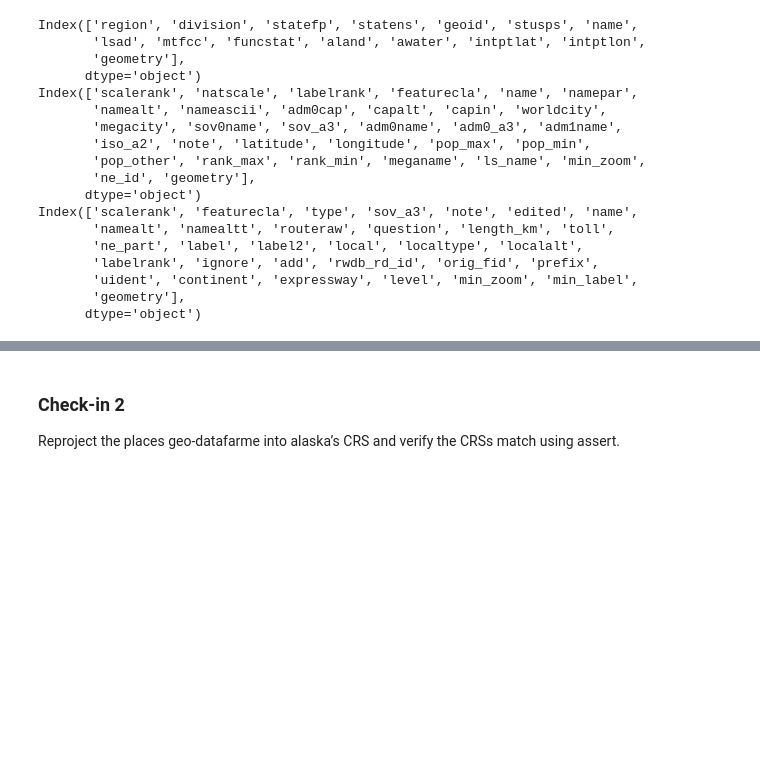
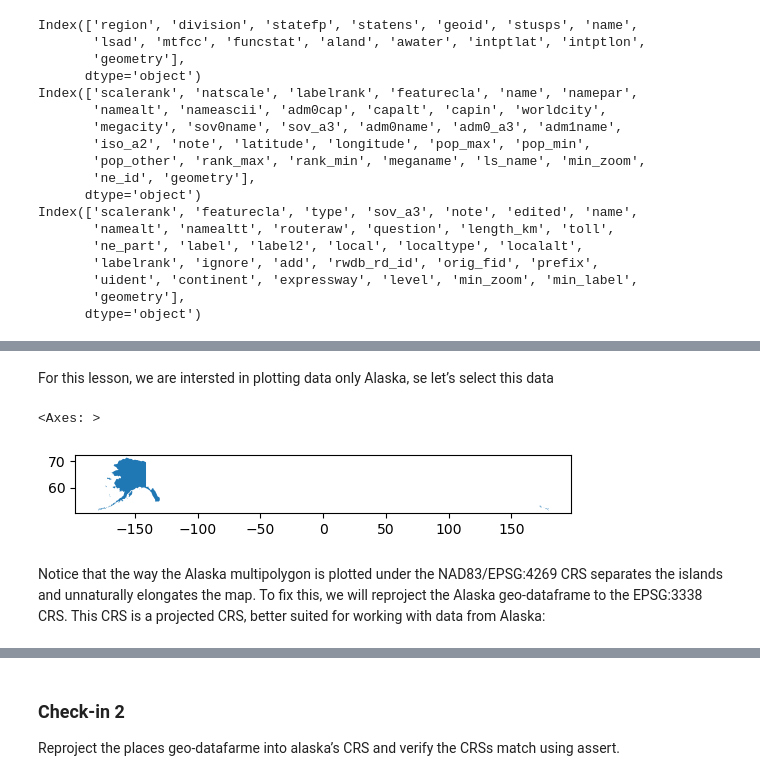
Before and after one commit to mmorenorolon/eds220-2025-in-class, a Jupyter notebook: week7-clipping.ipynb, the cells around one changed output, grey strips where cells are left out. Drawn from its saved outputs; the diff is of its cells as text; code cells hidden in the pictures; blank space fills up the shorter version.

```diff
--- a/week7-clipping.ipynb
+++ b/week7-clipping.ipynb
@@ -62,0 +79,10 @@ Index(['scalerank', 'featurecla', 'type', 'sov_a3', 'note', 'edited', 'name',
+# %% [markdown]
+For this lesson, we are intersted in plotting data only Alaska, se let’s select this data
+# %%
+alaska = states[states.name =='Alaska']
+alaska.plot()
+# %% [output]
+<Axes: >
+[figure, added]
+# %% [markdown]
+Notice that the way the Alaska multipolygon is plotted under the NAD83/EPSG:4269 CRS separates the islands and unnaturally elongates the map. To fix this, we will reproject the Alaska geo-dataframe to the EPSG:3338 CRS. This CRS is a projected CRS, better suited for working with data from Alaska:
```
Also changed, not shown: parts of 48 cells of this notebook.
